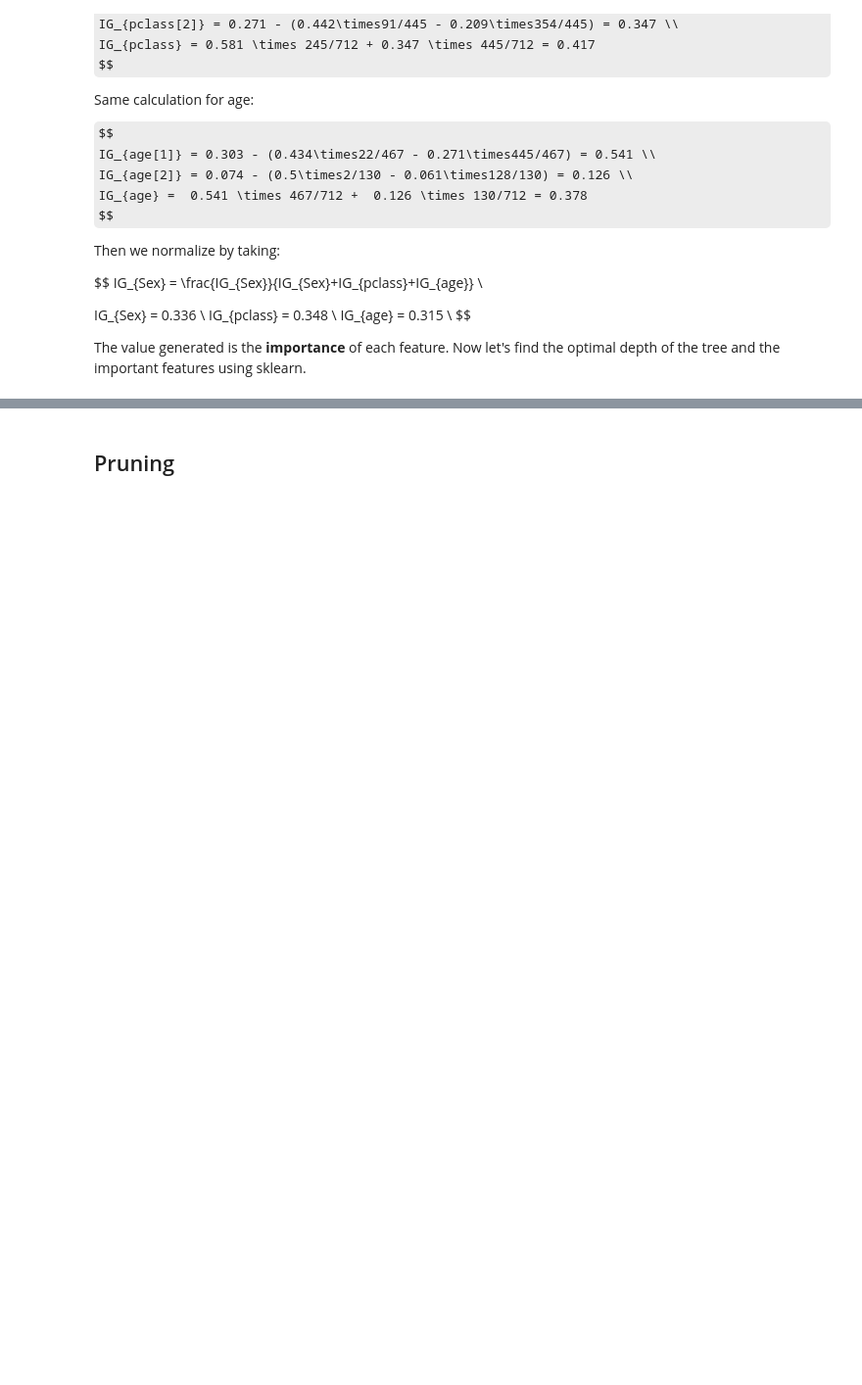
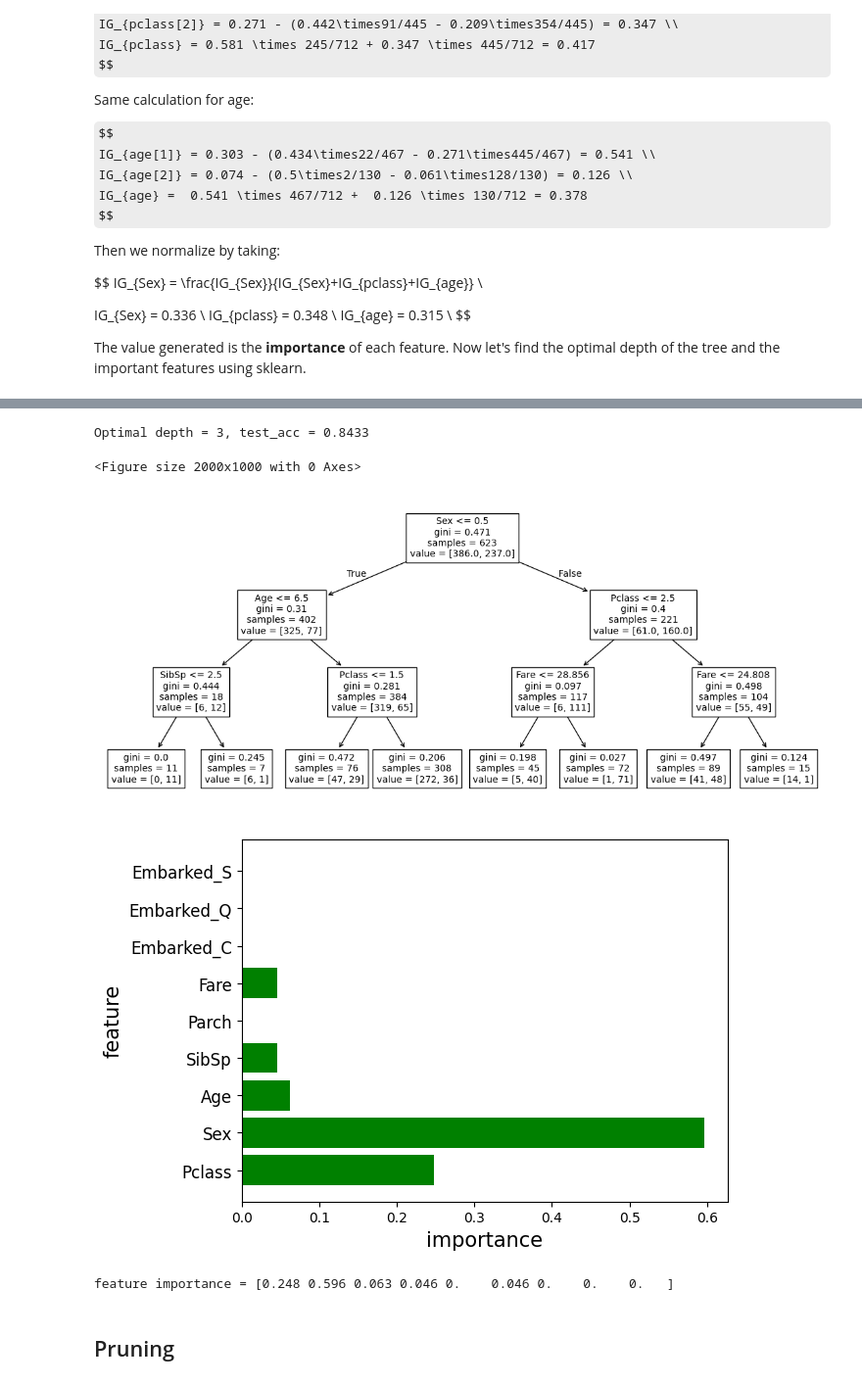
Before and after one commit to PoonYouXian/My-DAC-Curriculum, a Jupyter notebook: DAC-006_Machine_Learning/DAC-006-Intro_to_ML_Session_2_Student.ipynb, the cells around one changed output, grey strips where cells are left out. Shown at 98% size. Saved outputs shown, nothing was run; the diff lists cells and outputs as text; code cells hidden in the pictures; some formulas as TeX source; blank space fills up the shorter version.

```diff
--- a/DAC-006_Machine_Learning/DAC-006-Intro_to_ML_Session_2_Student.ipynb
+++ b/DAC-006_Machine_Learning/DAC-006-Intro_to_ML_Session_2_Student.ipynb
@@ -224,32 +241,38 @@ The value generated is the **importance** of each feature. Now let's find the op
 # %%
 # I set max_step=3 as a constant value for tree visualization.
-# model = DecisionTreeClassifier(max_depth=3)
-# model.fit(x_train, y_train)
+model = DecisionTreeClassifier(max_depth=3)
+model.fit(x_train, y_train)
 
-# # Use test data to evaluate final performance.
-# y_pred = model.predict(x_test)
-# test_acc = (y_pred == y_test).mean()
-# print('Optimal depth = {}, test_acc = {:.4f}'.format(opt_depth, test_acc))
+# Use test data to evaluate final performance.
+y_pred = model.predict(x_test)
+test_acc = (y_pred == y_test).mean()
+print('Optimal depth = {}, test_acc = {:.4f}'.format(opt_depth, test_acc))
 
-# # Visualize the tree
-# # plt.figure(figsize=(20,10))
-# feat_names = x.columns.tolist()
-# plt.figure(figsize=(14,6))
-# tree.plot_tree(model, feature_names = feat_names, fontsize=10)
-# plt.show()
+# Visualize the tree
+plt.figure(figsize=(20,10))
+feat_names = x.columns.tolist()
+plt.figure(figsize=(14,6))
+tree.plot_tree(model, feature_names = feat_names, fontsize=10)
+plt.show()
 
-# # Analyze the importance of features.
-# feature_importance = model.feature_importances_
-# n_feature = x_train.shape[1]
-# idx = np.arange(n_feature)
+# Analyze the importance of features.
+feature_importance = model.feature_importances_
+n_feature = x_train.shape[1]
+idx = np.arange(n_feature)
 
-# plt.barh(idx, feature_importance, align='center', color='green')
-# plt.yticks(idx, feat_names, size=12)
-# plt.xlabel('importance', size=15)
-# plt.ylabel('feature', size=15)
-# plt.show()
+plt.barh(idx, feature_importance, align='center', color='green')
+plt.yticks(idx, feat_names, size=12)
+plt.xlabel('importance', size=15)
+plt.ylabel('feature', size=15)
+plt.show()
 
-# print('feature importance = {}'.format(feature_importance.round(3)))
+print('feature importance = {}'.format(feature_importance.round(3)))
+# %% [output]
+Optimal depth = 3, test_acc = 0.8433
+<Figure size 2000x1000 with 0 Axes>
+[figure, added]
+[figure, added]
+feature importance = [0.248 0.596 0.063 0.046 0.    0.046 0.    0.    0.   ]
 # %% [markdown]
 ## Pruning
 # %% [markdown]
```
Also changed, not shown: parts of 15 cells of this notebook.
